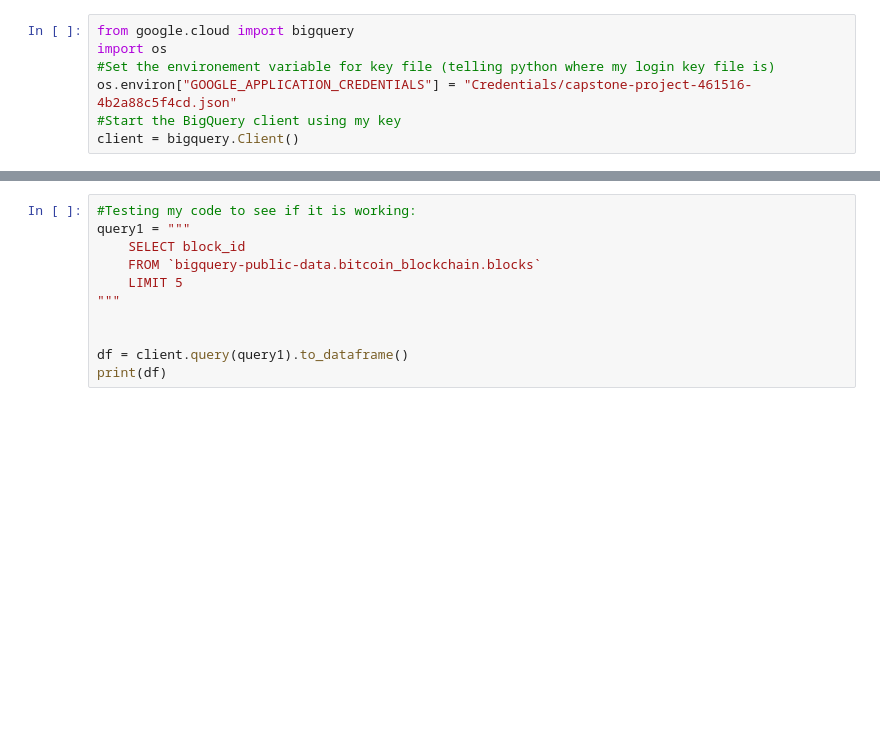
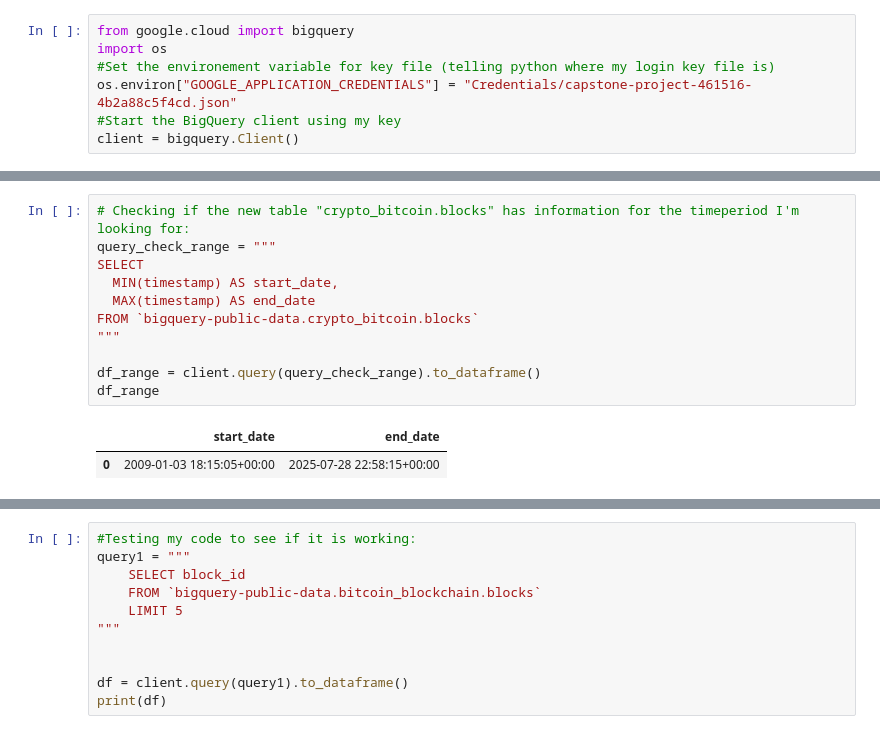
Before and after one commit to happybathtowel/CAPSTONE_PROJECT, a Jupyter notebook: BTC_Blockchain&WorldEvents_Analysis.ipynb, the cells around one changed output, grey strips where cells are left out. Saved outputs shown, nothing was run; the diff lists cells and outputs as text; blank space fills up the shorter version.

```diff
--- a/BTC_Blockchain&WorldEvents_Analysis.ipynb
+++ b/BTC_Blockchain&WorldEvents_Analysis.ipynb
@@ -138,0 +76,14 @@ memory usage: 587.0+ bytes
+# %%
+# Checking if the new table "crypto_bitcoin.blocks" has information for the timeperiod I'm looking for:
+query_check_range = """
+SELECT
+  MIN(timestamp) AS start_date,
+  MAX(timestamp) AS end_date
+FROM `bigquery-public-data.crypto_bitcoin.blocks`
+"""
+
+df_range = client.query(query_check_range).to_dataframe()
+df_range
+# %% [output]
+|  | start_date | end_date |
+| 0 | 2009-01-03 18:15:05+00:00 | 2025-07-28 22:58:15+00:00 |
```
Also changed, not shown: parts of 19 cells of this notebook.
